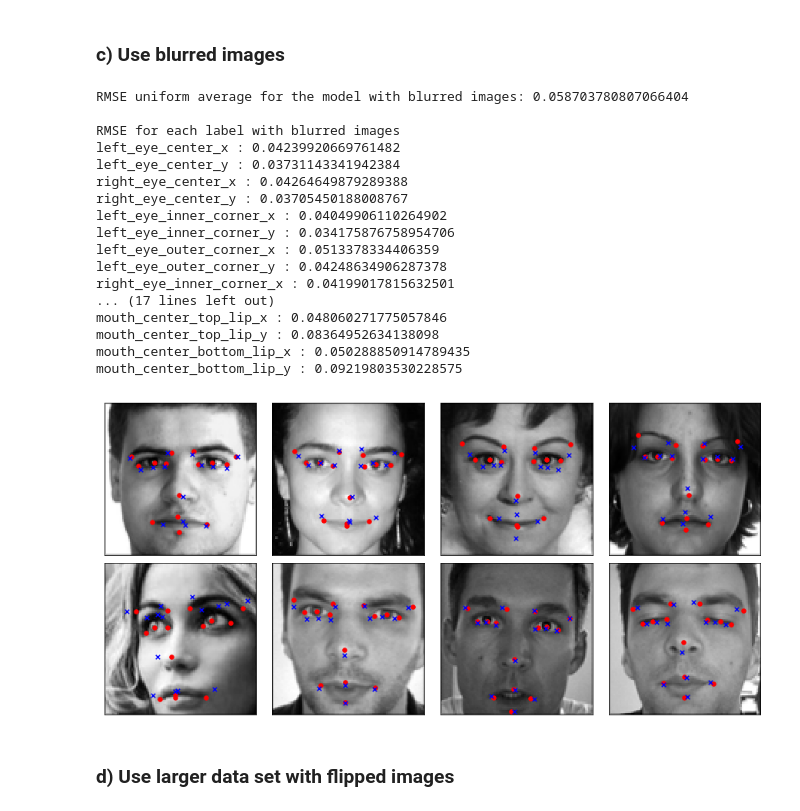
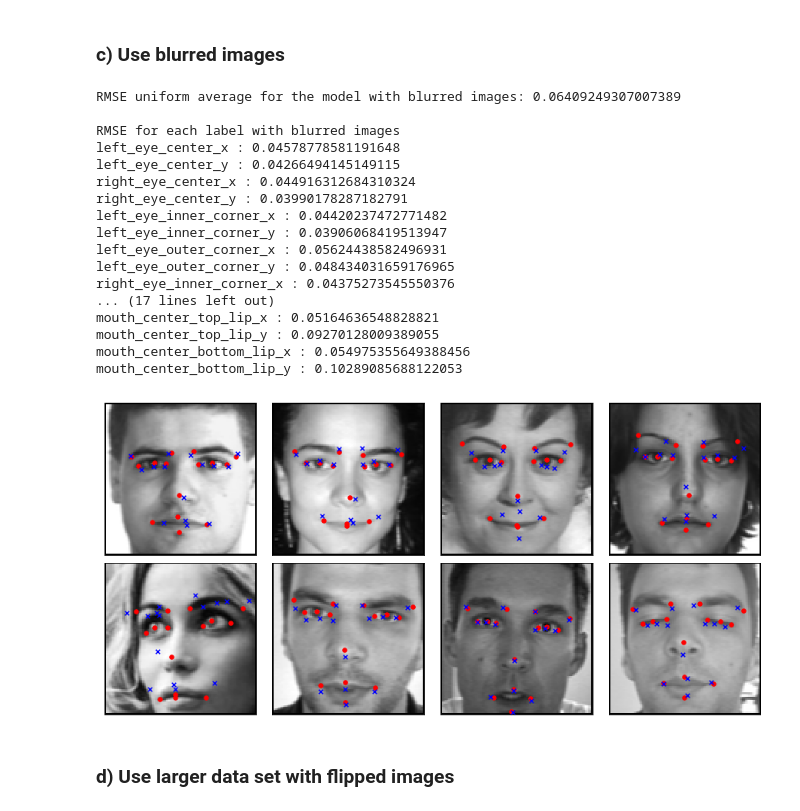
Before and after one commit to Shirleyhywl/W207_ALSY_FinalProject-1, a Jupyter notebook: W207_ALSY_FinalProject_Baseline_R2.ipynb, the cells around one changed output. Cells and saved outputs as stored; diff of their text form; code cells hidden in the pictures.

```diff
--- a/W207_ALSY_FinalProject_Baseline_R2.ipynb
+++ b/W207_ALSY_FinalProject_Baseline_R2.ipynb
@@ -337,10 +362,10 @@ def Gaussian_blur(image):
   kernel = kernel / np.sum(kernel)
 
   image = image.reshape(96,96)
-  # create a numpy array with values of 1 on the border of matrix
-  # and others are zero
+  # create a numpy array with values of 0 on the border of matrix
+  # and others are one
   border_image = np.ones(image.shape)
-  border_image[1:-1,1:-1] = 1
+  border_image[1:-1,1:-1] = 0
   # initialize the blurred image matrix
   image_blur = np.zeros(image.shape)
 
@@ -354,7 +379,7 @@ def Gaussian_blur(image):
 
   # Keep value on the border of image matrix and update other value by a
   # weighted combination of the original value and the 8 neighboring values
-  return (image_blur + image*border_image).reshape(9216,)
+  return (image_blur).reshape(9216,)
 
 def Blur_image(data):
   """Blur all images in data with Gaussian Blur"""
@@ -667,8 +692,8 @@ preprocessed_train = accentuate_image(train_X)
 knn.fit(preprocessed_train, train_y)
 
 #and predict the labels
-preprocessed_dev = accentuate_image(dev_X)
-dev_predict_label= knn.predict(preprocessed_dev)
+accentuate_dev = accentuate_image(dev_X)
+dev_predict_label= knn.predict(dev_X)
 
 #Total RMSE of dev data
 print("RMSE of dev data on accentuated images: %.5f" % np.sqrt(mean_squared_error(dev_y, dev_predict_label)))
@@ -676,9 +701,9 @@ print("RMSE of dev data on accentuated images: %.5f" % np.sqrt(mean_squared_erro
 # Display the Root Mean Squared Error for each label
 RMSE = np.sqrt(metrics.mean_squared_error(dev_y, dev_predict_label, multioutput = 'raw_values'))
 
-print('RMSE for each label of accentuated images')
+print('\nRMSE for each label of accentuated images')
 for i in range(len(RMSE)):
   print(label_names[i], ':', RMSE[i])
 
-plot_sample(preprocessed_dev[0:8], dev_y[0:8], dev_predict_label[0:8])
+plot_sample(accentuate_dev[0:8], dev_y[0:8], dev_predict_label[0:8])
 # %% [output]
@@ -709,9 +734,9 @@ knn=KNeighborsRegressor(n_neighbors = optimal_k)
 preprocessed_train = Blur_image(train_X)
 knn.fit(preprocessed_train, train_y)
 
-#and predict the labels
-preprocessed_dev = Blur_image(dev_X)
-dev_predict_label= knn.predict(preprocessed_dev)
+#and predict the labels - here we will blur the dev data
+blur_dev = Blur_image(dev_X)
+dev_predict_label= knn.predict(blur_dev)
 
 #Total RMSE of dev data
 print("RMSE of dev data using blurred images: %.5f" % np.sqrt(mean_squared_error(dev_y, dev_predict_label)))
@@ -723,5 +748,5 @@ print('\nRMSE for each label in blurred images')
 for i in range(len(RMSE)):
   print(label_names[i], ':', RMSE[i])
 
-plot_sample(preprocessed_dev[0:8], dev_y[0:8], dev_predict_label[0:8])
+plot_sample(blur_dev[0:8], dev_y[0:8], dev_predict_label[0:8])
 # %% [output]
@@ -878,26 +903,25 @@ mouth_center_bottom_lip_y : 0.089669496
 lr_mod = LinearRegression()
 
 # fit the Linear Regression model
-preprocessed_train = Blur_data(train_X)
+preprocessed_train  = accentuate_image(train_X)
 lr_mod.fit(preprocessed_train, train_y)
 
-# and predict the labels
-preprocessed_dev = Blur_data(dev_X)
-lr_pred = lr_mod.predict(preprocessed_dev)
+# and predict the labels using the accentuated dev data
+lr_pred = lr_mod.predict(accentuate_dev)
 
 # Display the Root Mean Squared Error for each label
 RMSE = np.sqrt(metrics.mean_squared_error(dev_y,
                                           lr_pred,
                                           multioutput = 'raw_values'))
 
-print('RMSE uniform average for the model with blurred images:',
+print('RMSE uniform average for the model with accentuated images:',
      np.sqrt(metrics.mean_squared_error(dev_y,
                                         lr_pred,
                                         multioutput = 'uniform_average')))
 
-print('\nRMSE for each label with blurred images')
+print('\nRMSE for each label with accentuated images')
 for i in range(len(RMSE)):
   print(label_names[i], ':', RMSE[i])
 
-plot_sample(preprocessed_dev[0:8], dev_y[0:8], lr_pred[0:8])
+plot_sample(accentuate_dev[0:8], dev_y[0:8], lr_pred[0:8])
 # %% [output]
@@ -907,48 +948,47 @@ NameError: ignored
 # %%
 lr_mod = LinearRegression()
 
 # fit the Linear Regression model
 preprocessed_train = Blur_image(train_X)
 lr_mod.fit(preprocessed_train, train_y)
 
-# and predict the labels
-preprocessed_dev = Blur_image(dev_X)
-lr_pred = lr_mod.predict(preprocessed_dev)
+# and predict the labels using blurred dev data
+lr_pred = lr_mod.predict(blur_dev)
 
 # Display the Root Mean Squared Error for each label
 RMSE = np.sqrt(metrics.mean_squared_error(dev_y,
                                           lr_pred,
                                           multioutput = 'raw_values'))
 
 print('RMSE uniform average for the model with blurred images:',
      np.sqrt(metrics.mean_squared_error(dev_y,
                                         lr_pred,
                                         multioutput = 'uniform_average')))
 
 print('\nRMSE for each label with blurred images')
 for i in range(len(RMSE)):
   print(label_names[i], ':', RMSE[i])
 
-plot_sample(preprocessed_dev[0:8], dev_y[0:8], lr_pred[0:8])
+plot_sample(blur_dev[0:8], dev_y[0:8], lr_pred[0:8])
 # %% [output]
-RMSE uniform average for the model with blurred images: 0.058703780807066404
+RMSE uniform average for the model with blurred images: 0.06409249307007389
 
 RMSE for each label with blurred images
-left_eye_center_x : 0.04239920669761482
-left_eye_center_y : 0.03731143341942384
-right_eye_center_x : 0.04264649879289388
-right_eye_center_y : 0.03705450188008767
-left_eye_inner_corner_x : 0.04049906110264902
-left_eye_inner_corner_y : 0.034175876758954706
-left_eye_outer_corner_x : 0.0513378334406359
-left_eye_outer_corner_y : 0.04248634906287378
-right_eye_inner_corner_x : 0.04199017815632501
+left_eye_center_x : 0.04578778581191648
+left_eye_center_y : 0.04266494145149115
+right_eye_center_x : 0.044916312684310324
+right_eye_center_y : 0.03990178287182791
+left_eye_inner_corner_x : 0.04420237472771482
+left_eye_inner_corner_y : 0.03906068419513947
+left_eye_outer_corner_x : 0.05624438582496931
+left_eye_outer_corner_y : 0.048434031659176965
+right_eye_inner_corner_x : 0.04375273545550376
 ... (17 lines left out)
-mouth_center_top_lip_x : 0.048060271775057846
-mouth_center_top_lip_y : 0.08364952634138098
-mouth_center_bottom_lip_x : 0.050288850914789435
-mouth_center_bottom_lip_y : 0.09219803530228575
+mouth_center_top_lip_x : 0.05164636548828821
+mouth_center_top_lip_y : 0.09270128009389055
+mouth_center_bottom_lip_x : 0.054975355649388456
+mouth_center_bottom_lip_y : 0.10289085688122053
-[figure, old version]
+[figure, new version]
 # %% [markdown]
 ### d) Use larger data set with flipped images
 # %%
```
Also changed, not shown: parts of 112 cells of this notebook.
